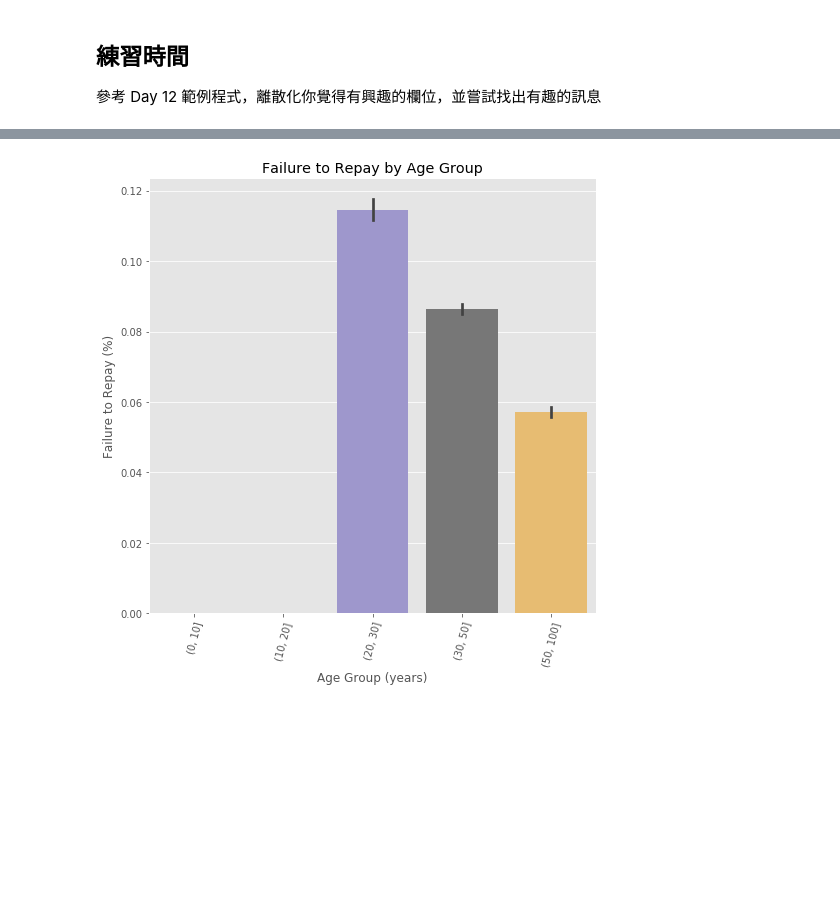
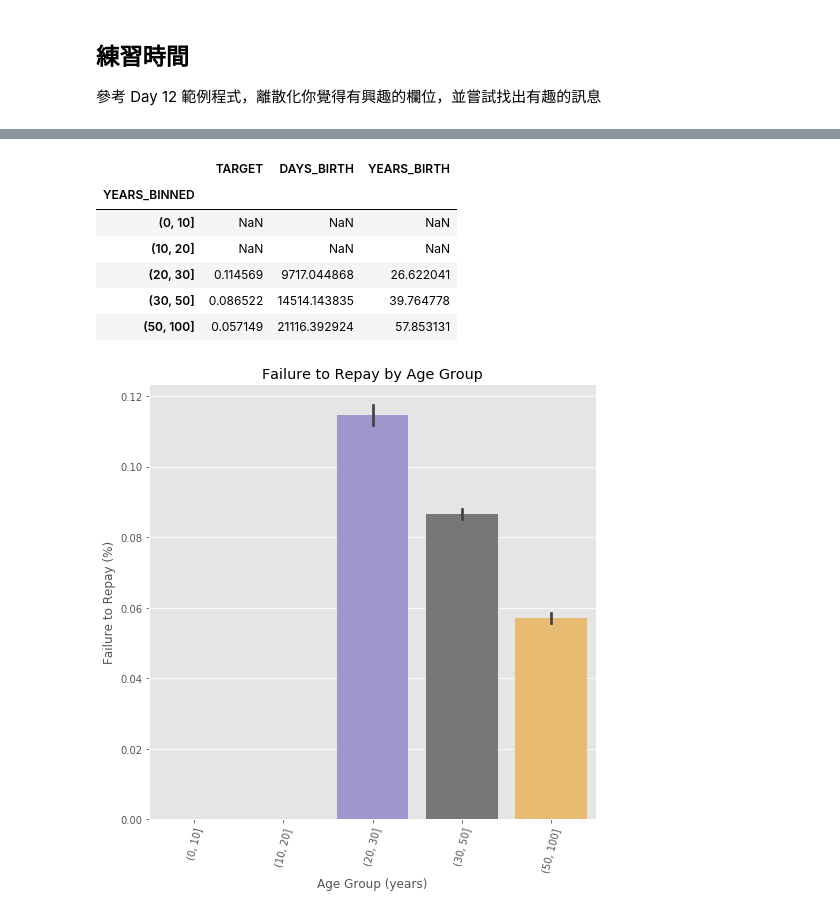
Before and after one commit to yungchenglin/2nd-ML100Days, a Jupyter notebook: homework/Day_013_HW.ipynb, the cells around one changed output, grey strips where cells are left out. Drawn from its saved outputs; the diff is of its cells as text; code cells hidden in the pictures; blank space fills up the shorter version.

```diff
--- a/homework/Day_013_HW.ipynb
+++ b/homework/Day_013_HW.ipynb
@@ -104,3 +94,16 @@ age_groups
+# %%
+year_group_sorted= np.sort(age_data['YEARS_BINNED'].unique())
+age_data.head()
+age_groups  = age_data.groupby('YEARS_BINNED').mean()
+c
+# %% [output]
+|  | TARGET | DAYS_BIRTH | YEARS_BIRTH |
+| YEARS_BINNED |  |  |  |
+| (0, 10] | NaN | NaN | NaN |
+| (10, 20] | NaN | NaN | NaN |
+| (20, 30] | 0.114569 | 9717.044868 | 26.622041 |
+| (30, 50] | 0.086522 | 14514.143835 | 39.764778 |
+| (50, 100] | 0.057149 | 21116.392924 | 57.853131 |
 # %%
 plt.figure(figsize = (8, 8))
 # 以年齡區間為 x, target 為 y 繪製 barplot
```
Also changed, not shown: parts of 5 cells of this notebook.
